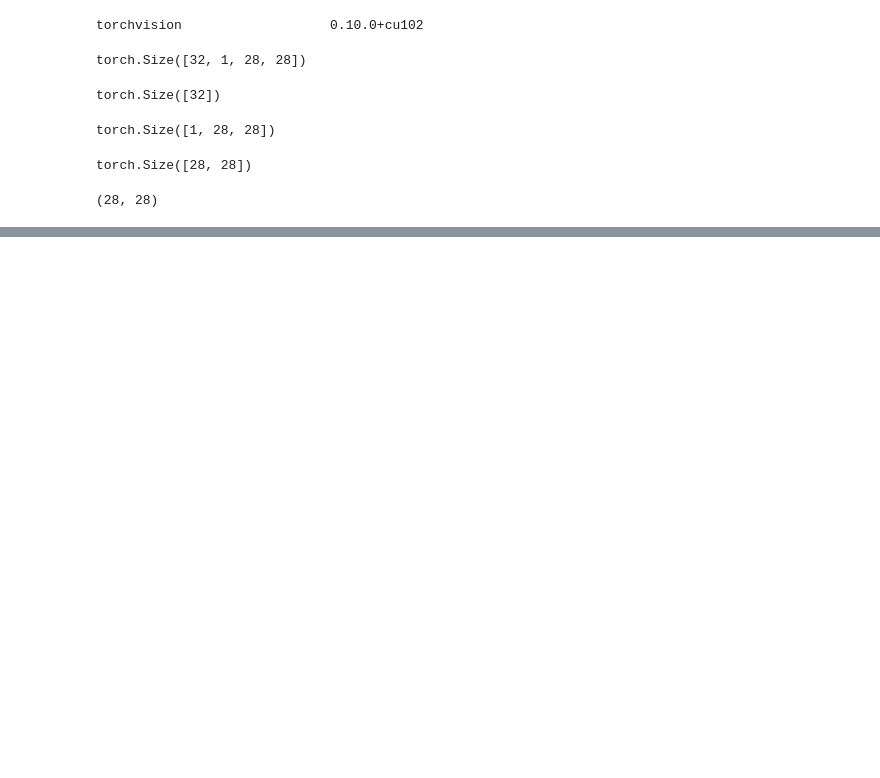
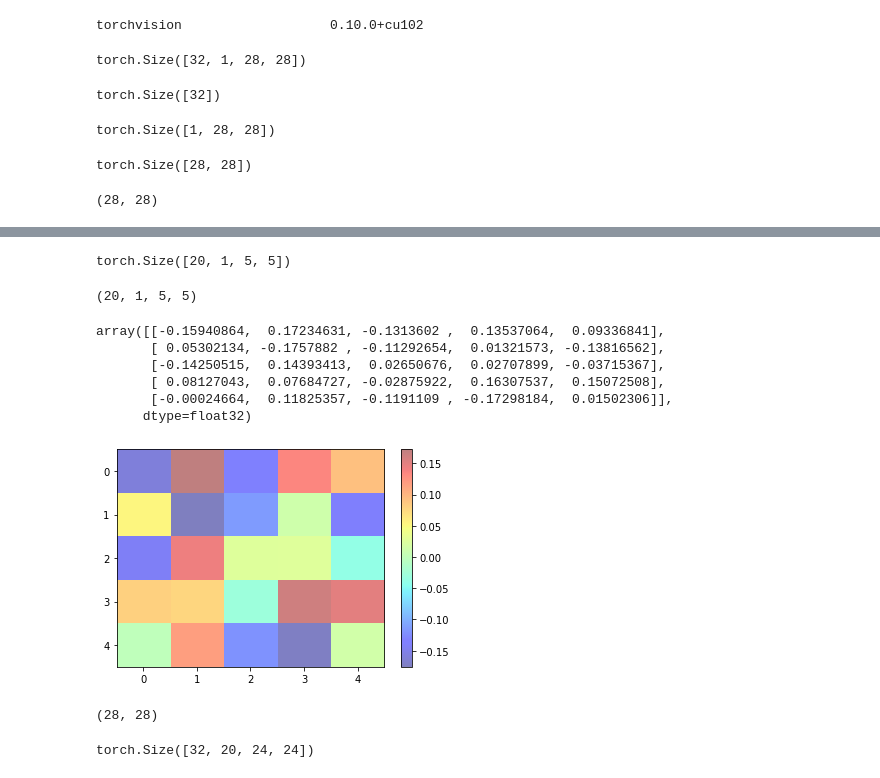
Before and after one commit to davetpj/archive, a Jupyter notebook: torch/pytorch.ipynb, the cells around one changed output, grey strips where cells are left out. Cells and saved outputs as stored; diff of their text form; code cells hidden in the pictures; blank space fills up the shorter version.

Commit message:
update torch

```diff
--- a/torch/pytorch.ipynb
+++ b/torch/pytorch.ipynb
@@ -235,0 +286,68 @@ plt.show
+# %%
+weight = layer.weight
+weight.shape
+# %% [output]
+torch.Size([20, 1, 5, 5])
+# %%
+# weight.cpu().detach().numpy() # detach 꺼내온다?
+# weight.shape
+
+weight = weight.cpu().detach().numpy()
+weight.shape
+# %% [output]
+(20, 1, 5, 5)
+# %%
+weight[0, 0, :, :]
+# %% [output]
+array([[-0.15940864,  0.17234631, -0.1313602 ,  0.13537064,  0.09336841],
+       [ 0.05302134, -0.1757882 , -0.11292654,  0.01321573, -0.13816562],
+       [-0.14250515,  0.14393413,  0.02650676,  0.02707899, -0.03715367],
+       [ 0.08127043,  0.07684727, -0.02875922,  0.16307537,  0.15072508],
+       [-0.00024664,  0.11825357, -0.1191109 , -0.17298184,  0.01502306]],
+      dtype=float32)
+# %%
+import matplotlib
+import numpy as np
+import matplotlib.pyplot as plt
+
+def cmap_map(function, cmap):
+    """ Applies function (which should operate on vectors of shape 3: [r, g, b]), on colormap cmap.
+    This routine will break any discontinuous points in a colormap.
+    """
+    cdict = cmap._segmentdata
+    step_dict = {}
+    # Firt get the list of points where the segments start or end
+    for key in ('red', 'green', 'blue'):
+        step_dict[key] = list(map(lambda x: x[0], cdict[key]))
+    step_list = sum(step_dict.values(), [])
+    step_list = np.array(list(set(step_list)))
+    # Then compute the LUT, and apply the function to the LUT
+    reduced_cmap = lambda step : np.array(cmap(step)[0:3])
+    old_LUT = np.array(list(map(reduced_cmap, step_list)))
+    new_LUT = np.array(list(map(function, old_LUT)))
+    # Now try to make a minimal segment definition of the new LUT
+    cdict = {}
+    for i, key in enumerate(['red','green','blue']):
+        this_cdict = {}
+        for j, step in enumerate(step_list):
+            if step in step_dict[key]:
+                this_cdict[step] = new_LUT[j, i]
+            elif new_LUT[j,i] != old_LUT[j, i]:
+                this_cdict[step] = new_LUT[j, i]
+        colorvector = list(map(lambda x: x + (x[1], ), this_cdict.items()))
+        colorvector.sort()
+        cdict[key] = colorvector
+
+    return matplotlib.colors.LinearSegmentedColormap('colormap',cdict,1024)
+# %%
+light_jet = cmap_map(lambda x: x/2 + 0.5, matplotlib.cm.jet)
+# %%
+plt.imshow(weight[0, 0, :, :], cmap=light_jet, aspect='auto')
+plt.colorbar()
+plt.show()
+# %% [output]
+[figure, added]
+# %%
+image.shape
+# %% [output]
+(28, 28)
@@ -235,0 +358,4 @@ plt.show
+# %%
+output_data.shape
+# %% [output]
+torch.Size([32, 20, 24, 24])
```
Also changed, not shown: parts of 57 cells of this notebook.
